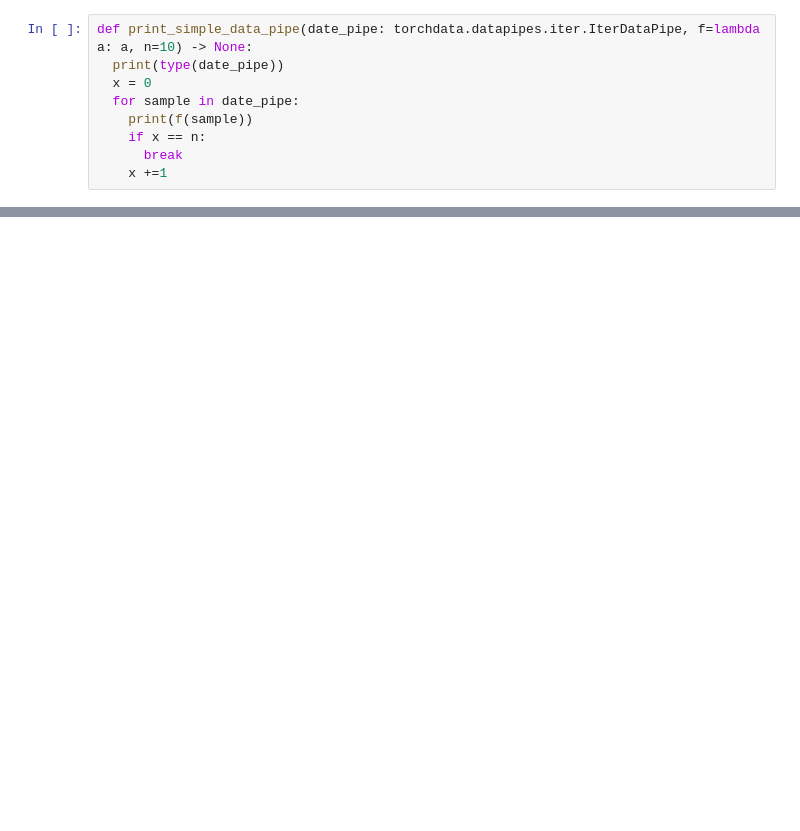
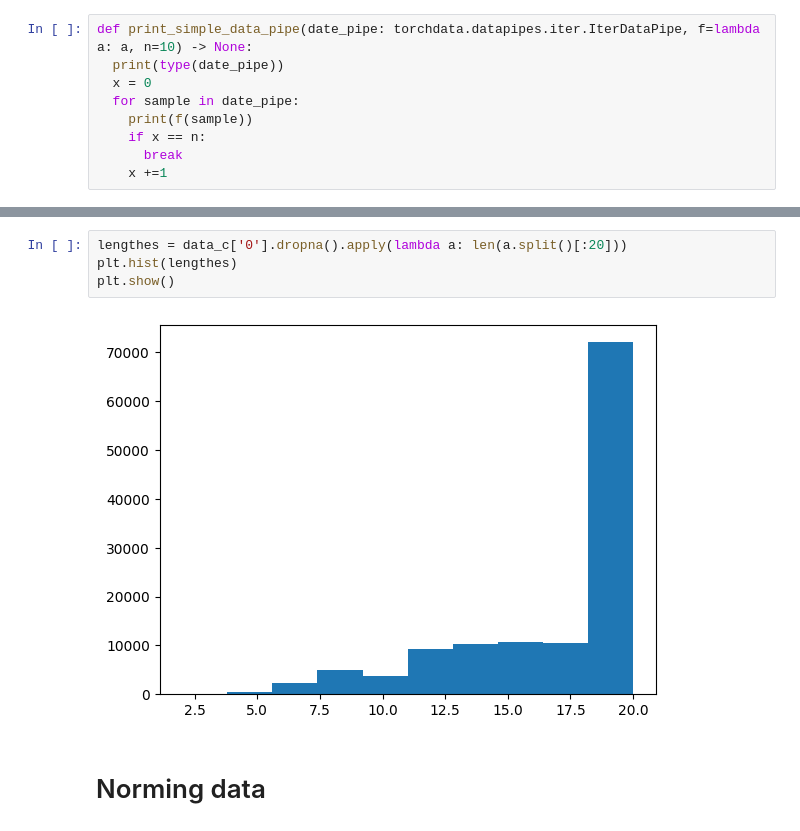
Before and after one commit to MikeTsvirkunov/NLP, a Jupyter notebook: laba4/laba4.ipynb, the cells around one changed output, grey strips where cells are left out. Cells and saved outputs as stored; diff of their text form; blank space fills up the shorter version.

```diff
--- a/laba4/laba4.ipynb
+++ b/laba4/laba4.ipynb
@@ -303,0 +89,8 @@ KeyboardInterrupt:
+# %%
+lengthes = data_c['0'].dropna().apply(lambda a: len(a.split()[:20]))
+plt.hist(lengthes)
+plt.show()
+# %% [output]
+[figure, added]
+# %% [markdown]
+# Norming data
```
Also changed, not shown: parts of 74 cells of this notebook, 8 other files.
